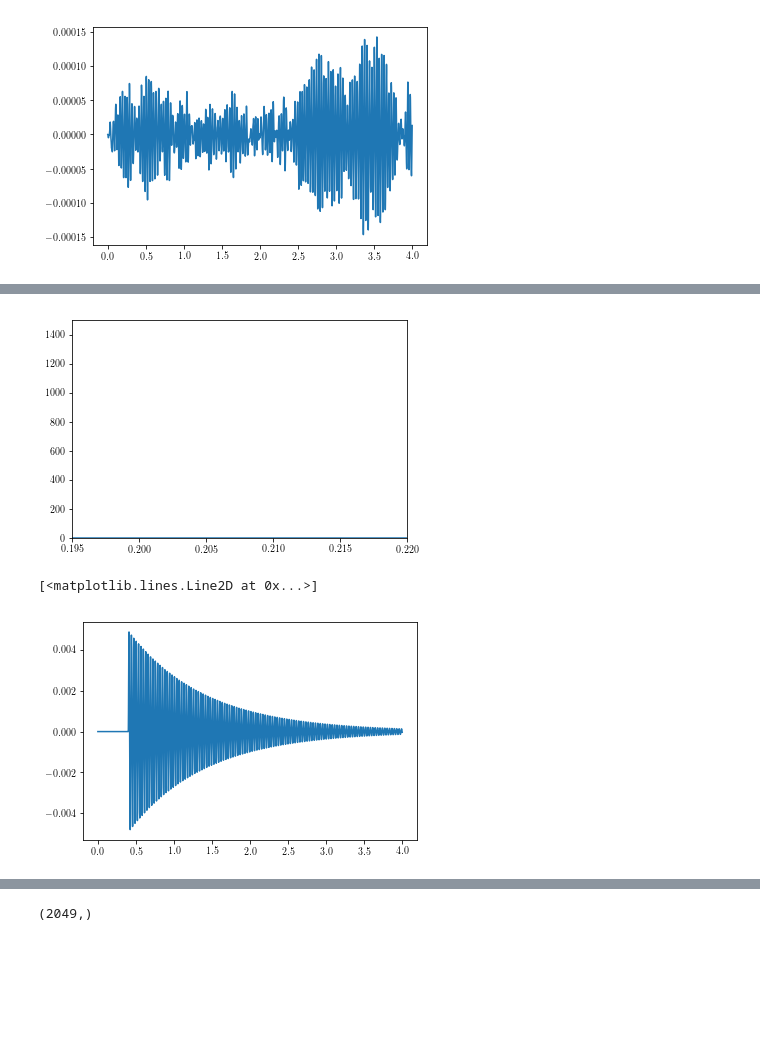
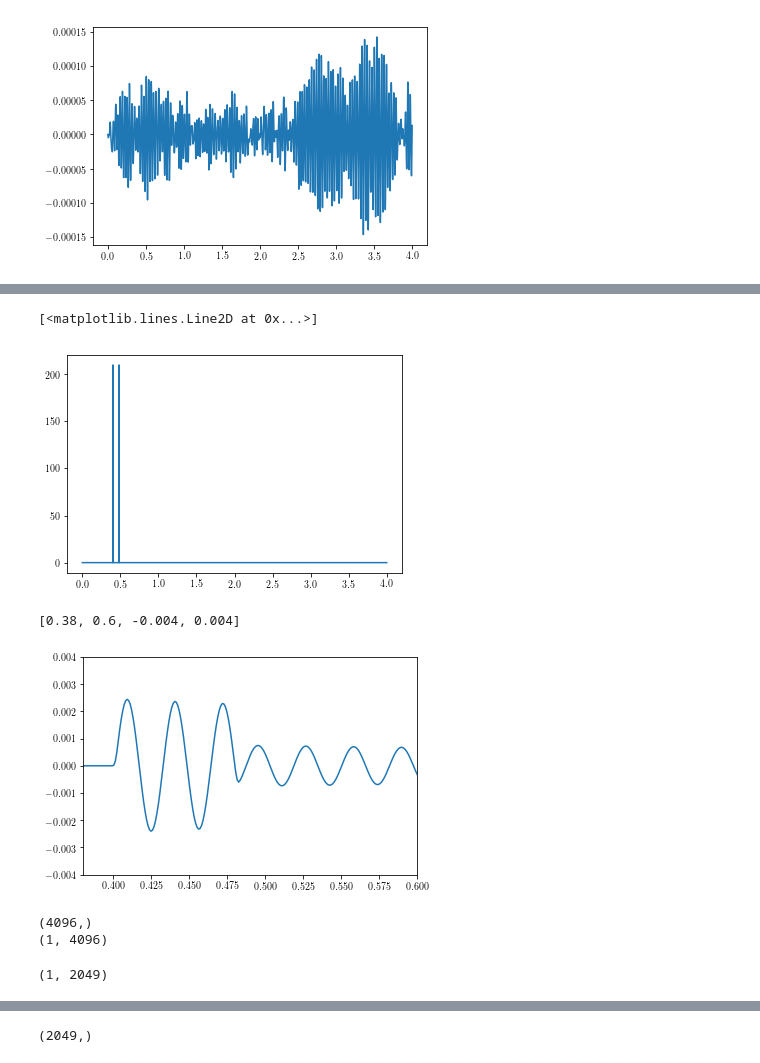
Before and after one commit to Vibration-Testing/vibrationtesting, a Jupyter notebook: JupyterNotebooks/Final_Solution_2017.ipynb, the cells around one changed output, grey strips where cells are left out. Saved outputs shown, nothing was run; the diff lists cells and outputs as text; code cells hidden in the pictures; blank space fills up the shorter version.

```diff
--- a/JupyterNotebooks/Final_Solution_2017.ipynb
+++ b/JupyterNotebooks/Final_Solution_2017.ipynb
@@ -75,16 +75,23 @@ hammer_impulse(time, imp_time=None, imp_duration=None, doublehit=False, dh_delta
     >>> plt.plot(time.T, force.T)
     [<matplotlib.lines.Line2D object...
 # %%
-u = vt.hammer_impulse(time, imp_duration = 0.004)
+u = vt.hammer_impulse(time, imp_duration = 0.004, doublehit=True)
 # %%
 plt.plot(time, u.T)
-_ = plt.axis([.0975*2, .11*2, 0, 1500])
+#_ = plt.axis([.0975*2, .11*2, 0, 1500])
 # %% [output]
+[<matplotlib.lines.Line2D at 0x...>]
-[figure, old version]
+[figure, new version]
 # %%
 time, yout, xout = ctrl.forced_response(sys, U = u, T = time)
 plt.plot(time, yout)
-#plt.axis([0,2,-0.0001, 0.0004])
+plt.axis([0.38,.6,-0.004, 0.004])
 # %% [output]
-[<matplotlib.lines.Line2D at 0x...>]
+[0.38, 0.6, -0.004, 0.004]
-[figure, old version]
+[figure, new version]
+# %%
+print(yout.shape)
+print(u.shape)
+# %% [output]
+(4096,)
+(1, 4096)
@@ -90,0 +100,4 @@ plt.plot(time, yout)
+# %%
+ASD.shape
+# %% [output]
+(1, 2049)
```
Also changed, not shown: parts of 3 cells of this notebook.
